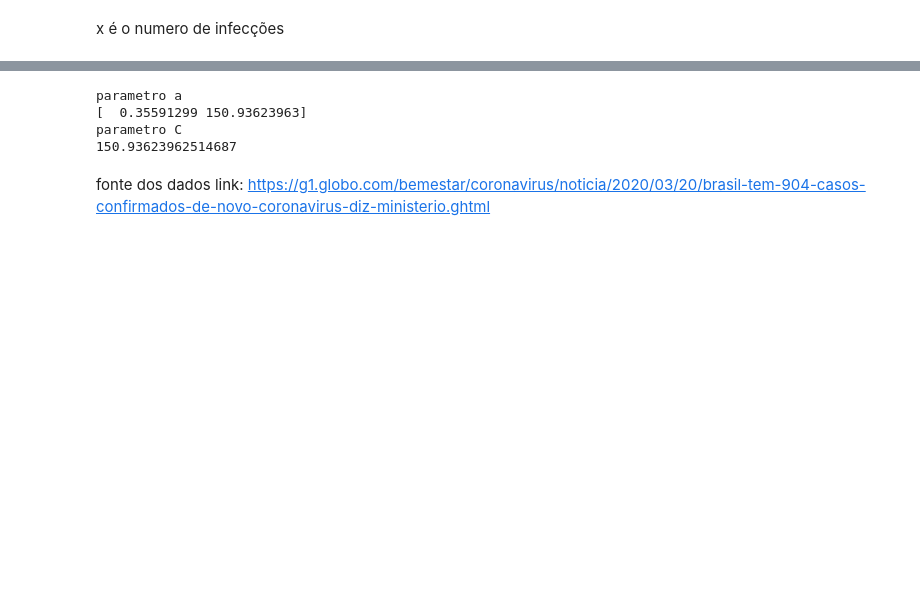
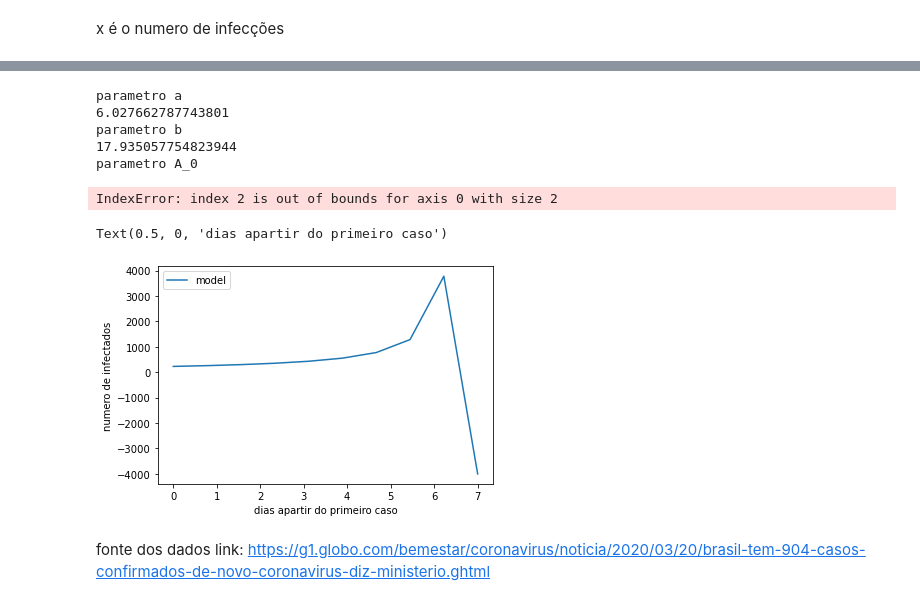
Before and after one commit to leonardoleanodev/lectures, a Jupyter notebook: covid-19/covid_19.ipynb, the cells around one changed output, grey strips where cells are left out. Cells and saved outputs as stored; diff of their text form; code cells hidden in the pictures; blank space fills up the shorter version.

```diff
--- a/covid-19/covid_19.ipynb
+++ b/covid-19/covid_19.ipynb
@@ -112,13 +130,26 @@ Text(0.5, 0, 'dias apartir do primeiro caso')
 # %%
 print("parametro a")
-print(res_robust.x)
-print("parametro C")
+print(res_robust.x[0])
+print("parametro b")
 print(res_robust.x[1])
+print("parametro A_0")
+print(res_robust.x[2])
 # %% [output]
 parametro a
-[  0.35591299 150.93623963]
-parametro C
-150.93623962514687
+6.027662787743801
+parametro b
+17.935057754823944
+parametro A_0
+IndexError: index 2 is out of bounds for axis 0 with size 2
+# %%
+days_forecast = np.linspace(0, 6+1, 10, endpoint=True)
+plt.plot(days_forecast,func(par,days_forecast),label='model')
+plt.legend()
+plt.ylabel("numero de infectados")
+plt.xlabel("dias apartir do primeiro caso")
+# %% [output]
+Text(0.5, 0, 'dias apartir do primeiro caso')
+[figure, added]
 # %% [markdown]
 fonte dos dados
 link:
```
Also changed, not shown: parts of 7 cells of this notebook.
